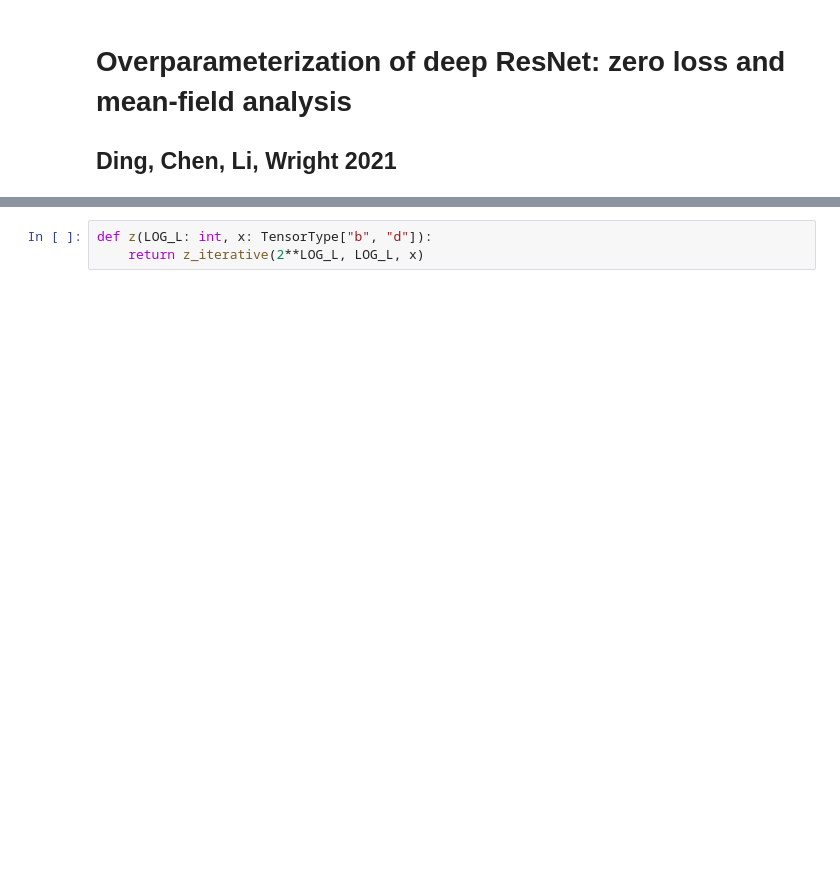
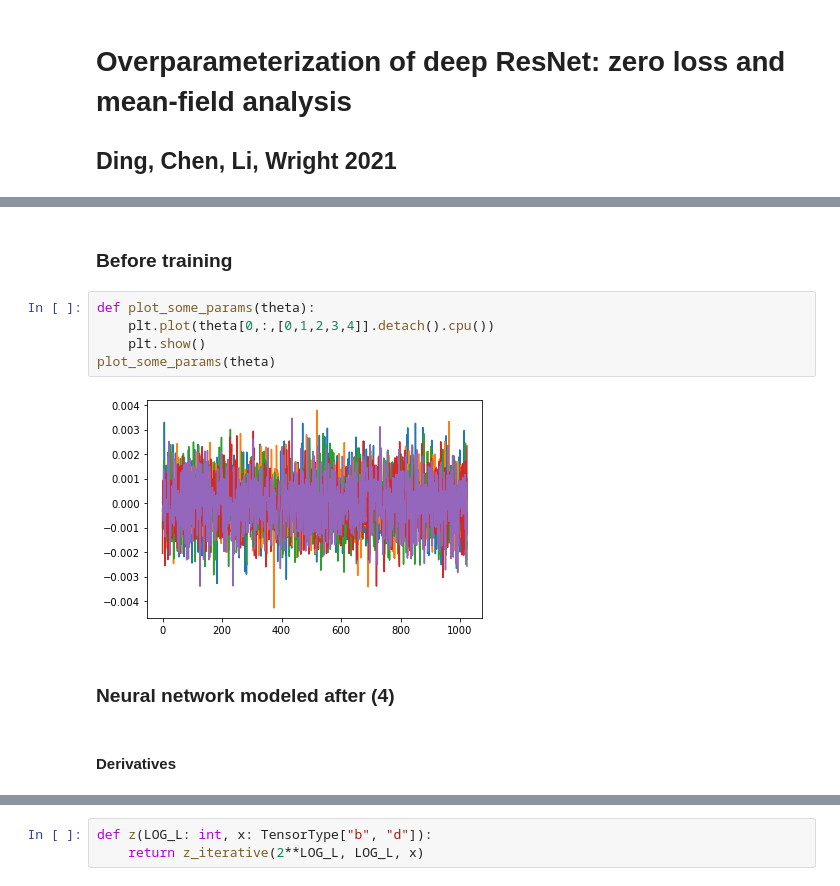
Before and after one commit to silasalberti/stat-learning, a Jupyter notebook: Ding et al 2021.ipynb, the cells around one changed output, grey strips where cells are left out. Cells and saved outputs as stored; diff of their text form; blank space fills up the shorter version.

```diff
--- a/Ding et al 2021.ipynb
+++ b/Ding et al 2021.ipynb
@@ -17,0 +37,13 @@ theta.requires_grad = True
+# %% [markdown]
+### Before training
+# %%
+def plot_some_params(theta):
+    plt.plot(theta[0,:,[0,1,2,3,4]].detach().cpu())
+    plt.show()
+plot_some_params(theta)
+# %% [output]
+[figure, added]
+# %% [markdown]
+### Neural network modeled after (4)
+# %% [markdown]
+#### Derivatives
```
Also changed, not shown: parts of 67 cells of this notebook.
